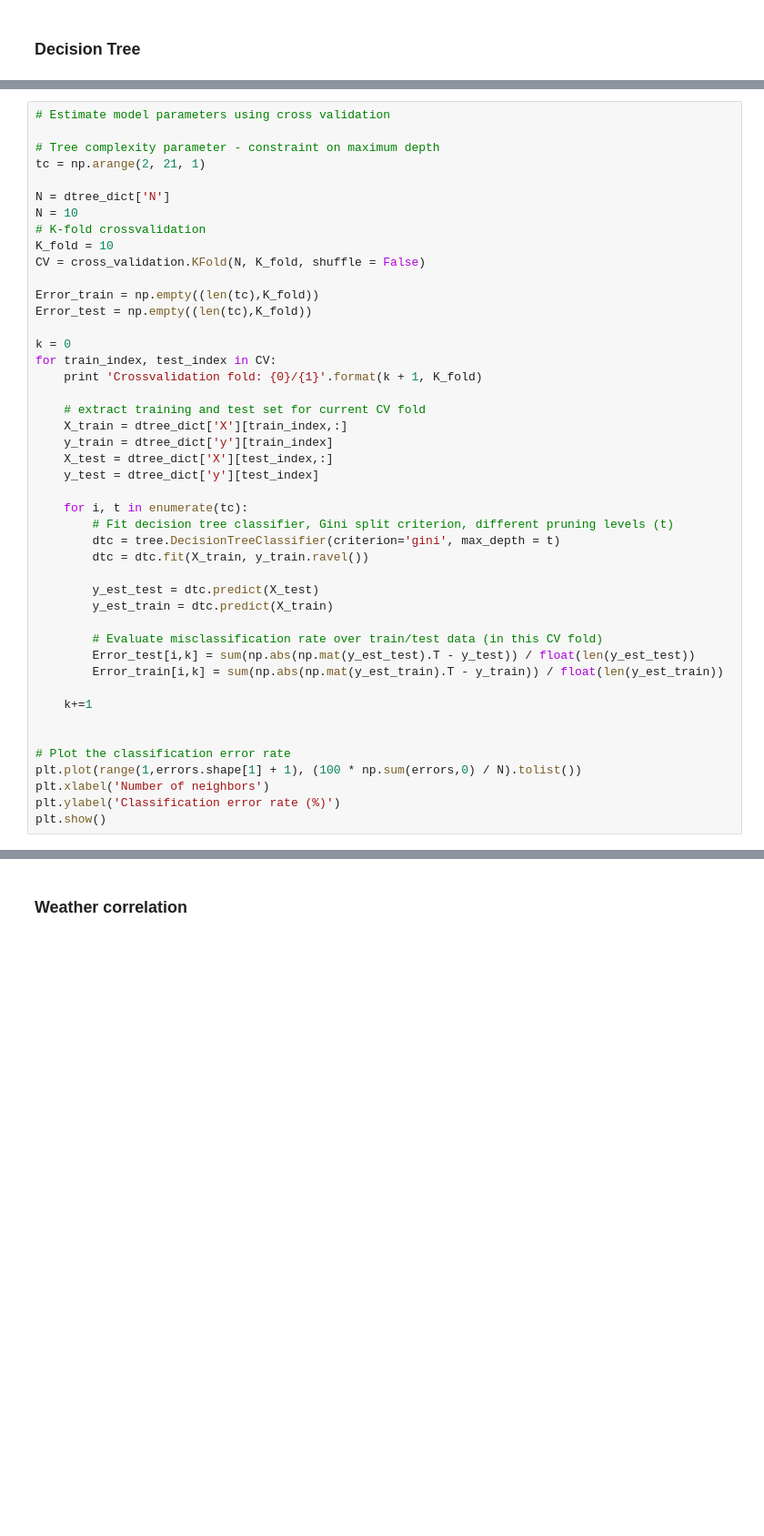
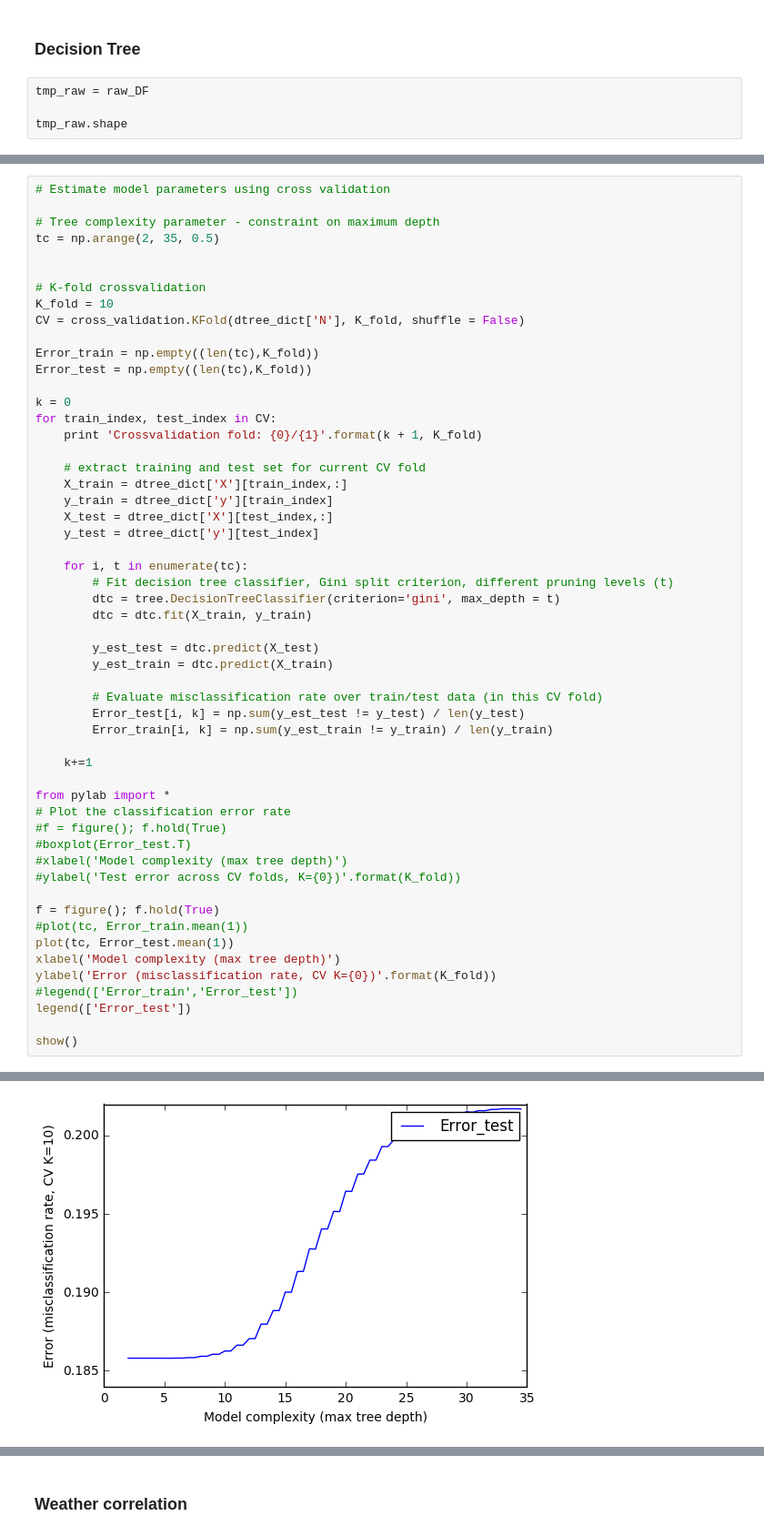
Before and after one commit to titanbender/titanbender.github.io, a Jupyter notebook: Final_project.ipynb, the cells around one changed output, grey strips where cells are left out. Shown at 91% size. Cells and saved outputs as stored; diff of their text form; blank space fills up the shorter version.

Commit message:
Dtree temålate

```diff
--- a/Final_project.ipynb
+++ b/Final_project.ipynb
@@ -580,3 +571,7 @@ Killed accidents:     0.003%
 Comments on unblanced data.. how it affects predictions
 # %% [markdown]
 ### Decision Tree
+# %%
+tmp_raw = raw_DF
+
+tmp_raw.shape
@@ -607,13 +610,12 @@ dtree_dict['y'] = np.array([dtree_dict['class'][ii] for ii in range(dtree_dict['
 # Estimate model parameters using cross validation
 
 # Tree complexity parameter - constraint on maximum depth
-tc = np.arange(2, 21, 1)
+tc = np.arange(2, 35, 0.5)
 
-N = dtree_dict['N']
-N = 10
+
 # K-fold crossvalidation
 K_fold = 10
-CV = cross_validation.KFold(N, K_fold, shuffle = False)
+CV = cross_validation.KFold(dtree_dict['N'], K_fold, shuffle = False)
 
 Error_train = np.empty((len(tc),K_fold))
 Error_test = np.empty((len(tc),K_fold))
@@ -631,20 +633,31 @@ for train_index, test_index in CV:
     for i, t in enumerate(tc):
         # Fit decision tree classifier, Gini split criterion, different pruning levels (t)
         dtc = tree.DecisionTreeClassifier(criterion='gini', max_depth = t)
-        dtc = dtc.fit(X_train, y_train.ravel())
+        dtc = dtc.fit(X_train, y_train)
 
         y_est_test = dtc.predict(X_test)
         y_est_train = dtc.predict(X_train)
 
         # Evaluate misclassification rate over train/test data (in this CV fold)
-        Error_test[i,k] = sum(np.abs(np.mat(y_est_test).T - y_test)) / float(len(y_est_test))
-        Error_train[i,k] = sum(np.abs(np.mat(y_est_train).T - y_train)) / float(len(y_est_train))
+        Error_test[i, k] = np.sum(y_est_test != y_test) / len(y_test)
+        Error_train[i, k] = np.sum(y_est_train != y_train) / len(y_train)
 
     k+=1
 
+from pylab import *
+# Plot the classification error rate
+#f = figure(); f.hold(True)
+#boxplot(Error_test.T)
+#xlabel('Model complexity (max tree depth)')
+#ylabel('Test error across CV folds, K={0})'.format(K_fold))
 
-# Plot the classification error rate
-plt.plot(range(1,errors.shape[1] + 1), (100 * np.sum(errors,0) / N).tolist())
-plt.xlabel('Number of neighbors')
-plt.ylabel('Classification error rate (%)')
-plt.show()
+f = figure(); f.hold(True)
+#plot(tc, Error_train.mean(1))
+plot(tc, Error_test.mean(1))
+xlabel('Model complexity (max tree depth)')
+ylabel('Error (misclassification rate, CV K={0})'.format(K_fold))
+#legend(['Error_train','Error_test'])
+legend(['Error_test'])
+
+show()
+# %% [output]
@@ -650,0 +674 @@ plt.show()
+[figure, added]
```
Also changed, not shown: parts of 18 cells of this notebook, 7 other files.
